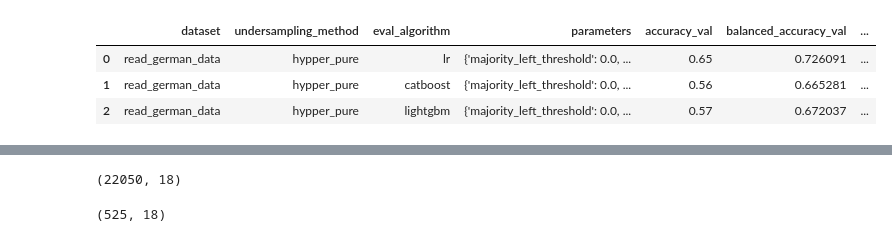
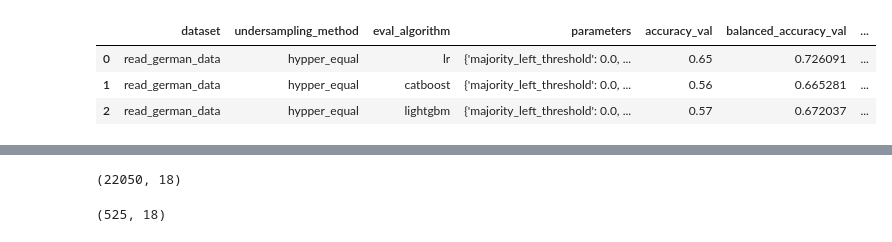
Before and after one commit to hypper-team/hypper, a Jupyter notebook: benchmarks/visualize_under.ipynb, the cells around one changed output, grey strips where cells are left out. Saved outputs shown, nothing was run; the diff lists cells and outputs as text; code cells hidden in the pictures.

```diff
--- a/benchmarks/visualize_under.ipynb
+++ b/benchmarks/visualize_under.ipynb
@@ -22,13 +22,13 @@ pd.set_option('display.max_colwidth', None)
 EVALMETRIC = 'roc_auc'
 # %%
 df = pd.read_csv("results_df/undersampling_exp8.csv", index_col=0)
-df.loc[df.parameters.str.contains(pat="randomize_A': 0.0"), 'undersampling_method'] = 'hypper_pure'
+df.loc[df.parameters.str.contains(pat="majority_left_threshold': 0.0"), 'undersampling_method'] = 'hypper_equal'
 df.head(3)
 # %% [output]
 |  | dataset | undersampling_method | eval_algorithm | parameters | accuracy_val | balanced_accuracy_val | ... |
-| 0 | read_german_data | hypper_pure | lr | {'majority_left_threshold': 0.0, ... | 0.65 | 0.726091 | ... |
-| 1 | read_german_data | hypper_pure | catboost | {'majority_left_threshold': 0.0, ... | 0.56 | 0.665281 | ... |
-| 2 | read_german_data | hypper_pure | lightgbm | {'majority_left_threshold': 0.0, ... | 0.57 | 0.672037 | ... |
+| 0 | read_german_data | hypper_equal | lr | {'majority_left_threshold': 0.0, ... | 0.65 | 0.726091 | ... |
+| 1 | read_german_data | hypper_equal | catboost | {'majority_left_threshold': 0.0, ... | 0.56 | 0.665281 | ... |
+| 2 | read_german_data | hypper_equal | lightgbm | {'majority_left_threshold': 0.0, ... | 0.57 | 0.672037 | ... |
 # %%
 print(f"Undersampling methods: {df['undersampling_method'].unique().tolist()}")
 print(f"Datasets: {df['dataset'].unique().tolist()}")
```
Also changed, not shown: parts of 4 cells of this notebook, 3 other files.
